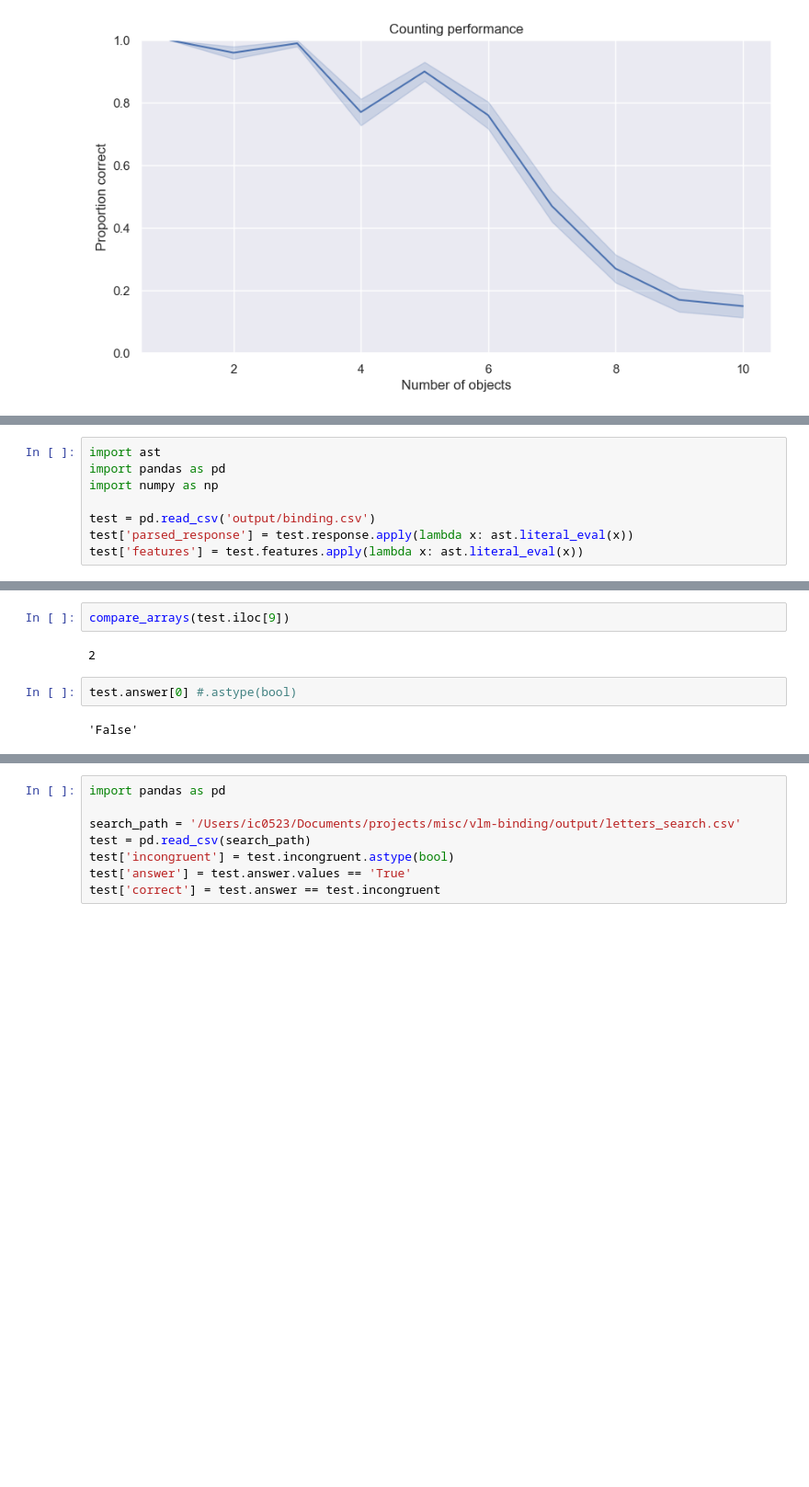
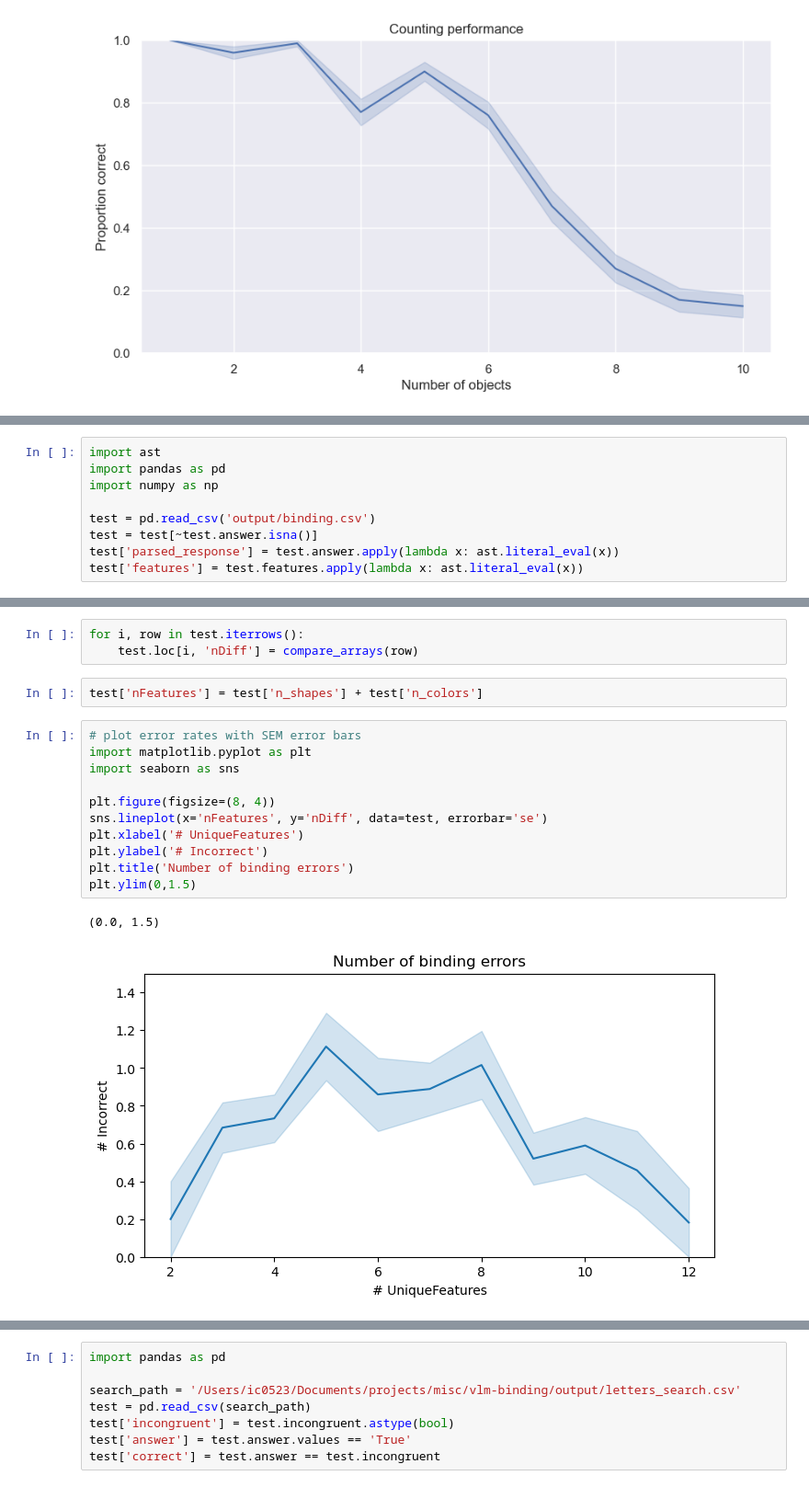
Before and after one commit to thisisadax/binding, a Jupyter notebook: dev.ipynb, the cells around one changed output, grey strips where cells are left out. Shown at 92% size. Saved outputs shown, nothing was run; the diff lists cells and outputs as text; blank space fills up the shorter version.

```diff
--- a/dev.ipynb
+++ b/dev.ipynb
@@ -159,7 +101,8 @@ import pandas as pd
 import numpy as np
 
 test = pd.read_csv('output/binding.csv')
-test['parsed_response'] = test.response.apply(lambda x: ast.literal_eval(x))
+test = test[~test.answer.isna()]
+test['parsed_response'] = test.answer.apply(lambda x: ast.literal_eval(x))
 test['features'] = test.features.apply(lambda x: ast.literal_eval(x))
 # %%
 def compare_arrays(row):
@@ -190,9 +126,20 @@ def compare_arrays(row):
     return num_differences
-# %%
-compare_arrays(test.iloc[9])
-# %% [output]
-2
-# %%
-test.answer[0] #.astype(bool)
-# %% [output]
-'False'
+# %%
+for i, row in test.iterrows():
+    test.loc[i, 'nDiff'] = compare_arrays(row)
+# %%
+test['nFeatures'] = test['n_shapes'] + test['n_colors']
+# %%
+# plot error rates with SEM error bars
+import matplotlib.pyplot as plt
+import seaborn as sns
+
+plt.figure(figsize=(8, 4))
+sns.lineplot(x='nFeatures', y='nDiff', data=test, errorbar='se')
+plt.xlabel('# UniqueFeatures')
+plt.ylabel('# Incorrect')
+plt.title('Number of binding errors')
+plt.ylim(0,1.5)
+# %% [output]
+(0.0, 1.5)
+[figure, added]
```
Also changed, not shown: parts of 10 cells of this notebook, 5 other files.
